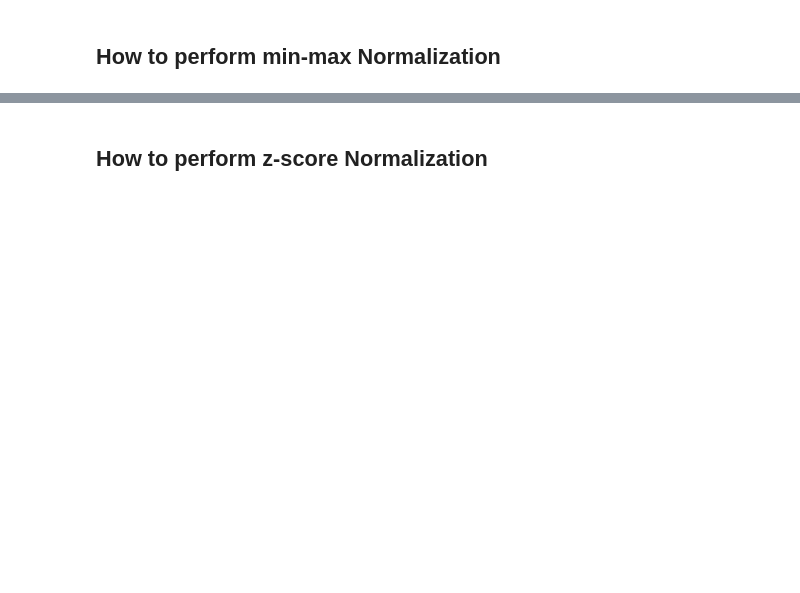
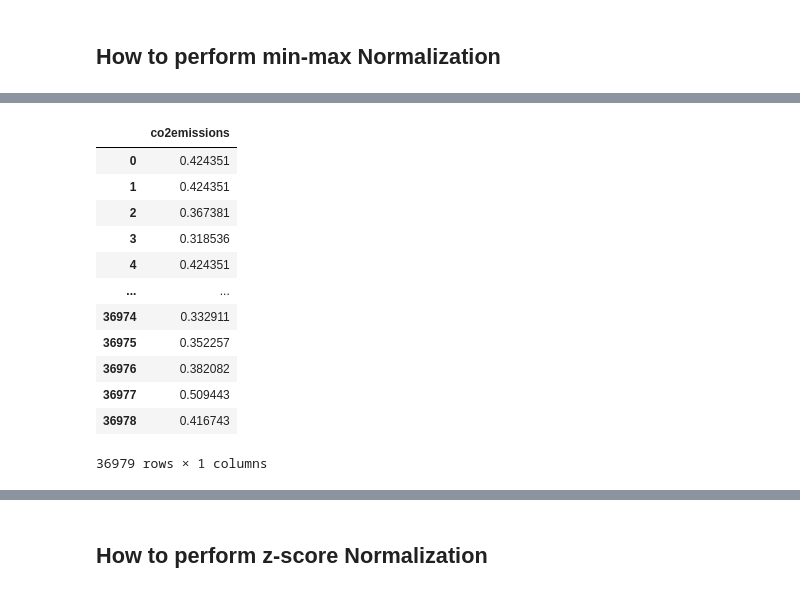
Before and after one commit to davidedesi/profile, a Jupyter notebook: data_science_projects/Ex_Files_ML_with_Python_Foundations/Exercise Files/04/04_04b.ipynb, the cells around one changed output, grey strips where cells are left out. Saved outputs shown, nothing was run; the diff lists cells and outputs as text; code cells hidden in the pictures; blank space fills up the shorter version.

```diff
--- a/data_science_projects/Ex_Files_ML_with_Python_Foundations/Exercise Files/04/04_04b.ipynb
+++ b/data_science_projects/Ex_Files_ML_with_Python_Foundations/Exercise Files/04/04_04b.ipynb
@@ -19,0 +44,3 @@ vehicles[['co2emissions']].plot(kind = 'hist',
+# %%
+co2emissions_mm = MinMaxScaler().fit_transform(vehicles[['co2emissions']])
+co2emissions_mm
@@ -19,0 +55,17 @@ vehicles[['co2emissions']].plot(kind = 'hist',
+# %%
+co2emissions_mm = pd.DataFrame(co2emissions_mm, columns = ['co2emissions'])
+co2emissions_mm
+# %% [output]
+|  | co2emissions |
+| 0 | 0.424351 |
+| 1 | 0.424351 |
+| 2 | 0.367381 |
+| 3 | 0.318536 |
+| 4 | 0.424351 |
+| ... | ... |
+| 36974 | 0.332911 |
+| 36975 | 0.352257 |
+| 36976 | 0.382082 |
+| 36977 | 0.509443 |
+| 36978 | 0.416743 |
+36979 rows × 1 columns
```
Also changed, not shown: parts of 10 cells of this notebook.
